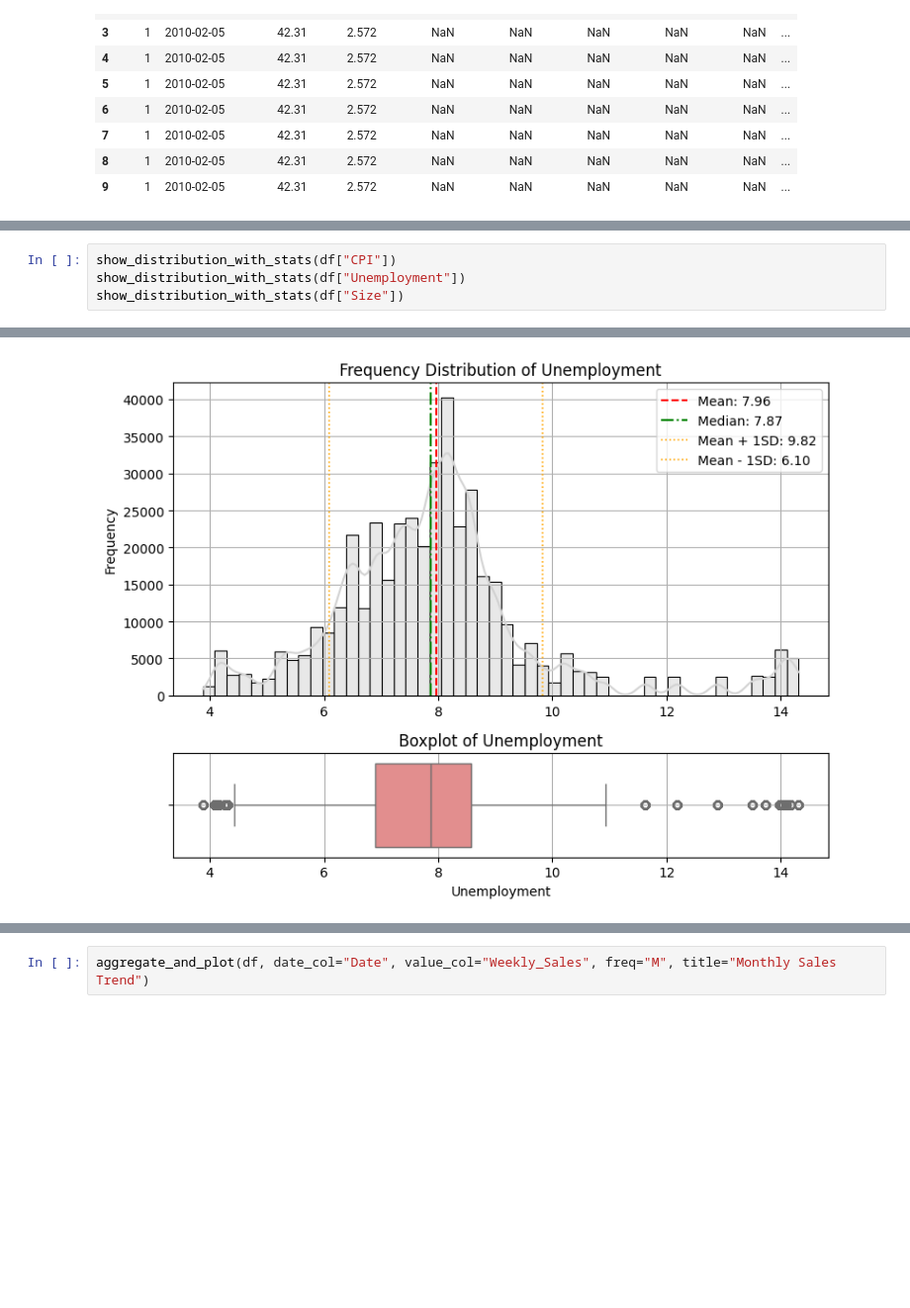
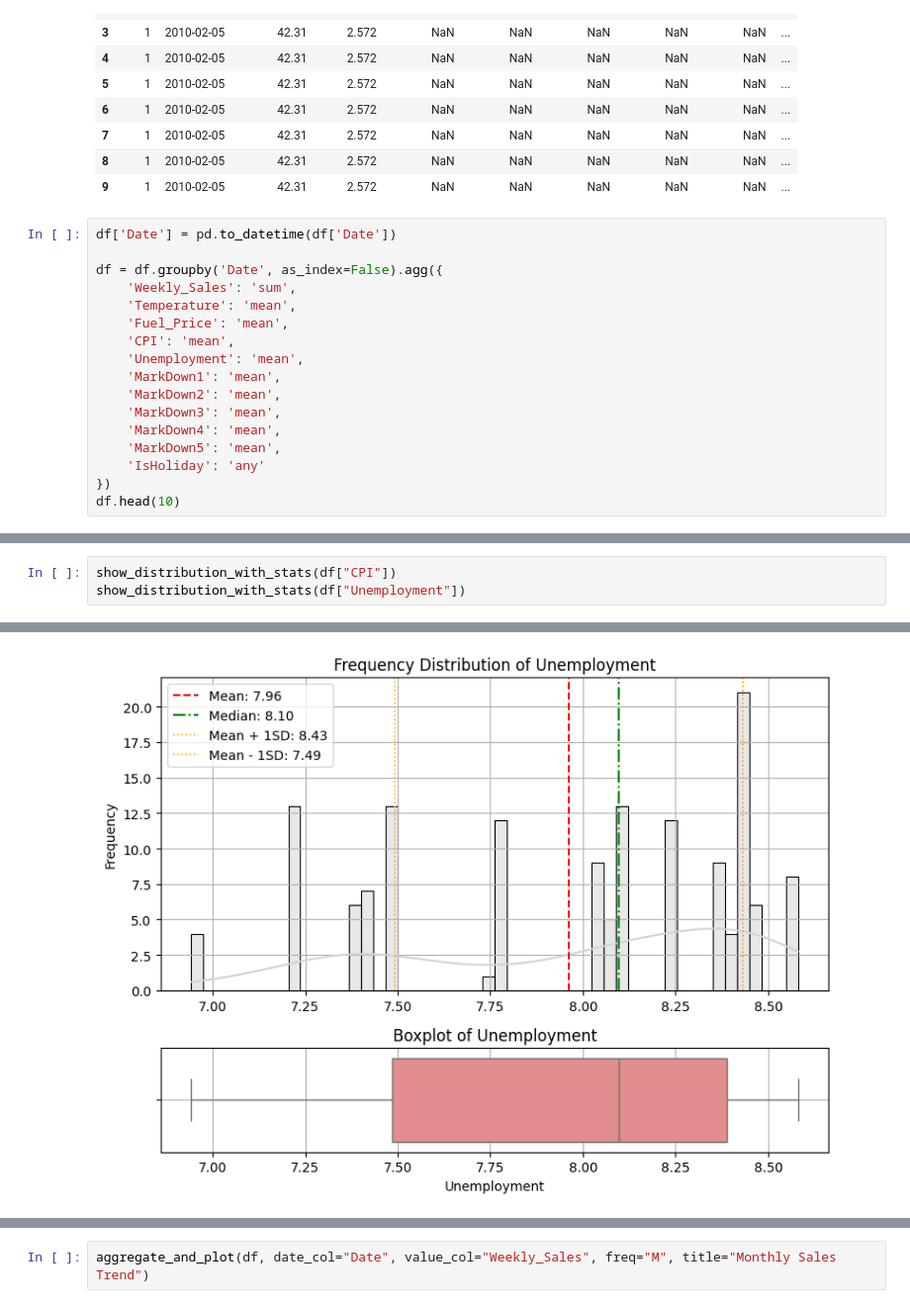
Before and after one commit to wyan170/Phase2_project, a Jupyter notebook: data-science/1. Analysis and Preprocessing/part1-submission.ipynb, the cells around one changed output, grey strips where cells are left out. Shown at 99% size. Saved outputs shown, nothing was run; the diff lists cells and outputs as text; blank space fills up the shorter version.

```diff
--- a/data-science/1. Analysis and Preprocessing/part1-submission.ipynb
+++ b/data-science/1. Analysis and Preprocessing/part1-submission.ipynb
@@ -51,3 +61,20 @@ df.head(10)
 | 7 | 1 | 2010-02-05 | 42.31 | 2.572 | NaN | NaN | NaN | NaN | NaN | ... |
 | 8 | 1 | 2010-02-05 | 42.31 | 2.572 | NaN | NaN | NaN | NaN | NaN | ... |
 | 9 | 1 | 2010-02-05 | 42.31 | 2.572 | NaN | NaN | NaN | NaN | NaN | ... |
+# %%
+df['Date'] = pd.to_datetime(df['Date'])
+
+df = df.groupby('Date', as_index=False).agg({
+    'Weekly_Sales': 'sum',
+    'Temperature': 'mean',
+    'Fuel_Price': 'mean',
+    'CPI': 'mean',
+    'Unemployment': 'mean',
+    'MarkDown1': 'mean',
+    'MarkDown2': 'mean',
+    'MarkDown3': 'mean',
+    'MarkDown4': 'mean',
+    'MarkDown5': 'mean',
+    'IsHoliday': 'any'
+})
+df.head(10)
@@ -143,5 +175,4 @@ plt.show()
 # %%
 show_distribution_with_stats(df["CPI"])
 show_distribution_with_stats(df["Unemployment"])
-show_distribution_with_stats(df["Size"])
 # %% [output]
@@ -149 +180 @@ show_distribution_with_stats(df["Size"])
-[figure, old version]
+[figure, new version]
```
Also changed, not shown: parts of 61 cells of this notebook.
